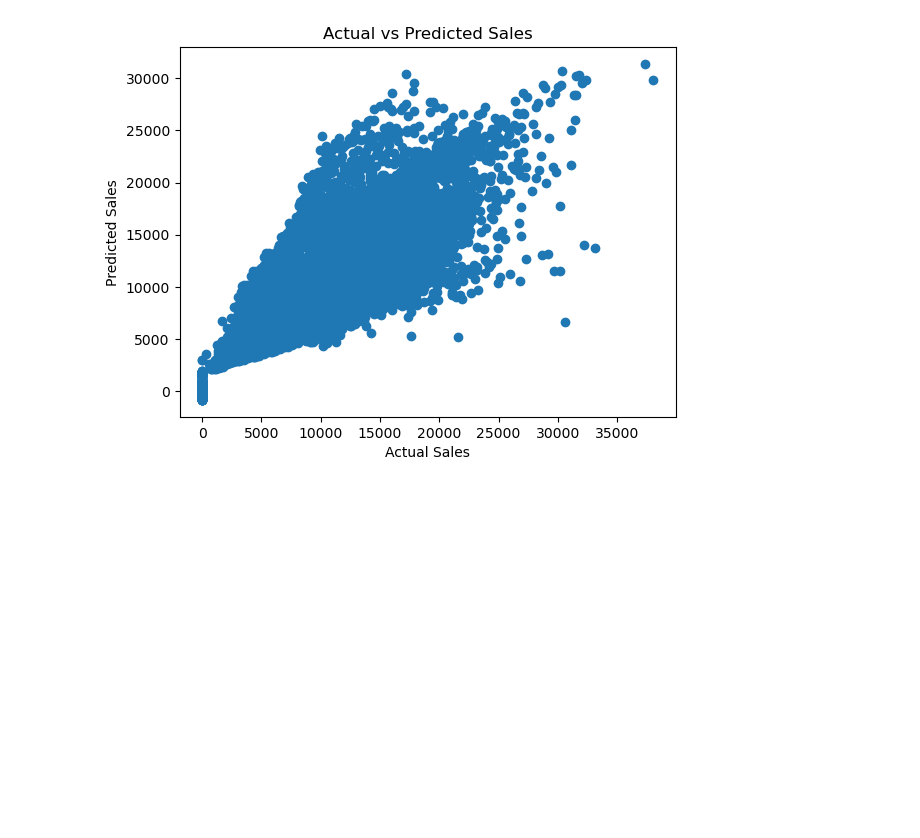
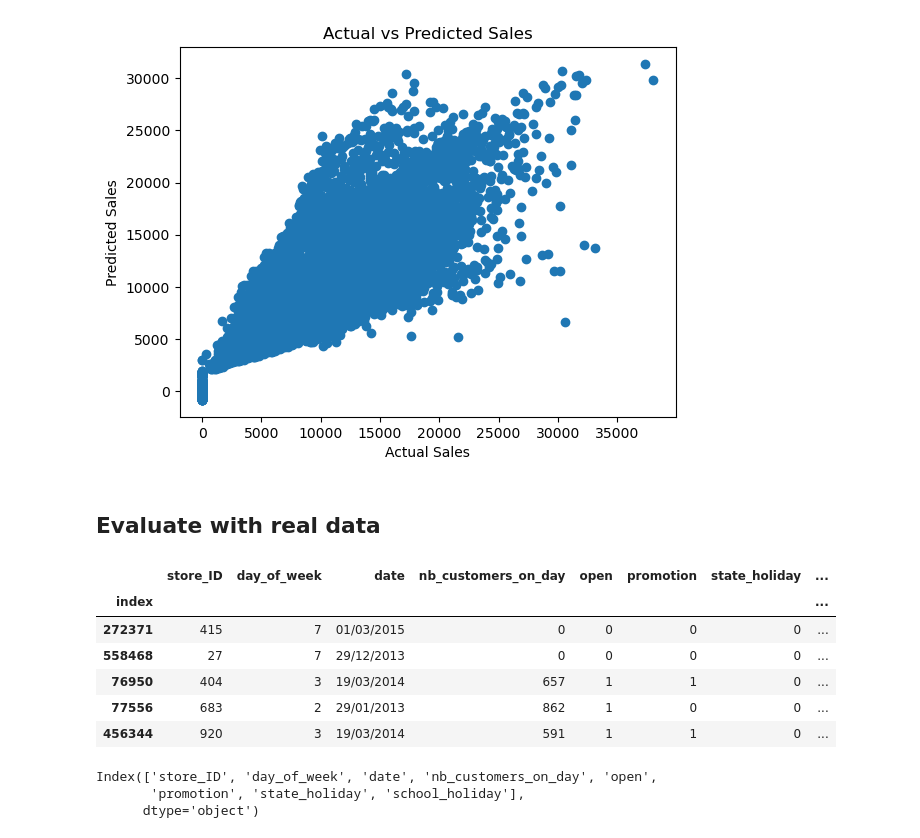
Before and after one commit to mobenet/regression-project, a Jupyter notebook: regression-project.ipynb, the cells around one changed output. Cells and saved outputs as stored; diff of their text form; code cells hidden in the pictures; blank space fills up the shorter version.

```diff
--- a/regression-project.ipynb
+++ b/regression-project.ipynb
@@ -229,3 +276,23 @@ plt.title("Actual vs Predicted Sales")
 plt.show()
 # %% [output]
 [figure]
+# %% [markdown]
+## Evaluate with real data
+# %%
+sales_data = pd.read_csv('./files/REAL_DATA.csv', index_col=0, na_values=["NA", "N/a", "?", ""])
+# %%
+sales_data.head()
+# %% [output]
+|  | store_ID | day_of_week | date | nb_customers_on_day | open | promotion | state_holiday | ... |
+| index |  |  |  |  |  |  |  | ... |
+| 272371 | 415 | 7 | 01/03/2015 | 0 | 0 | 0 | 0 | ... |
+| 558468 | 27 | 7 | 29/12/2013 | 0 | 0 | 0 | 0 | ... |
+| 76950 | 404 | 3 | 19/03/2014 | 657 | 1 | 1 | 0 | ... |
+| 77556 | 683 | 2 | 29/01/2013 | 862 | 1 | 0 | 0 | ... |
+| 456344 | 920 | 3 | 19/03/2014 | 591 | 1 | 1 | 0 | ... |
+# %%
+sales_data.keys()
+# %% [output]
+Index(['store_ID', 'day_of_week', 'date', 'nb_customers_on_day', 'open',
+       'promotion', 'state_holiday', 'school_holiday'],
+      dtype='object')
```
Also changed, not shown: parts of 31 cells of this notebook, 2 other files.
